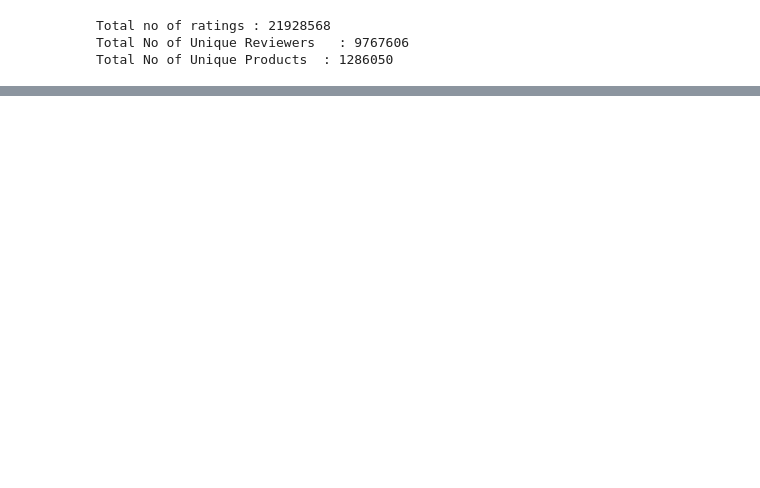
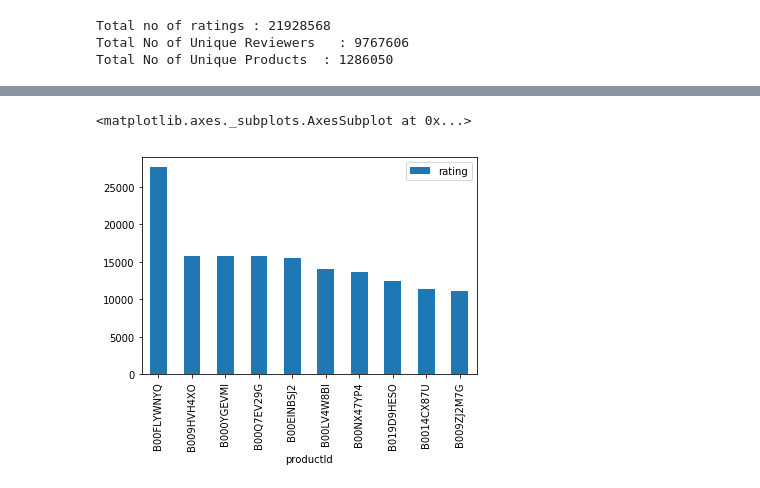
Before and after one commit to dilinigunasena/capstone_final_project, a Jupyter notebook: notebooks/simple_data_processing_notebook.ipynb, the cells around one changed output, grey strips where cells are left out. Saved outputs shown, nothing was run; the diff lists cells and outputs as text; code cells hidden in the pictures; blank space fills up the shorter version.

```diff
--- a/notebooks/simple_data_processing_notebook.ipynb
+++ b/notebooks/simple_data_processing_notebook.ipynb
@@ -148,0 +165,5 @@ rated_products_per_user.head()
+# %%
+# 10 most popular products based on the user ratings
+popular_products = pd.DataFrame(home_kitchen_data.groupby(by='productId')['rating'].count())
+most_popular_products = popular_products.sort_values('rating',ascending=False)
+most_popular_products.head(10)
@@ -148,0 +183,6 @@ rated_products_per_user.head()
+# %%
+# visualize the 10 most popular products
+most_popular_products.head(10).plot(kind = "bar")
+# %% [output]
+<matplotlib.axes._subplots.AxesSubplot at 0x...>
+[figure, added]
```
Also changed, not shown: parts of 9 cells of this notebook.
